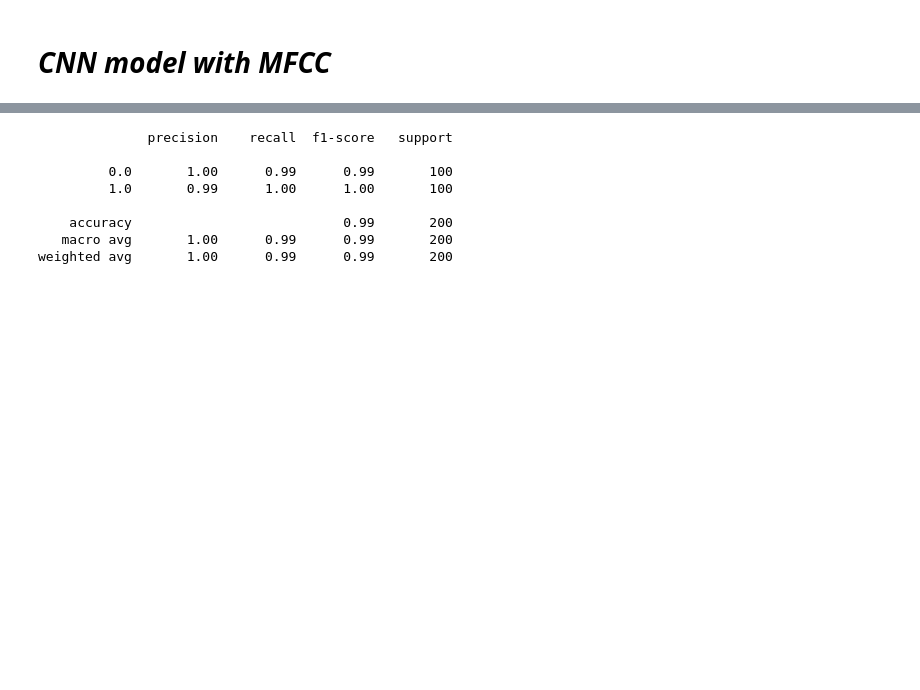
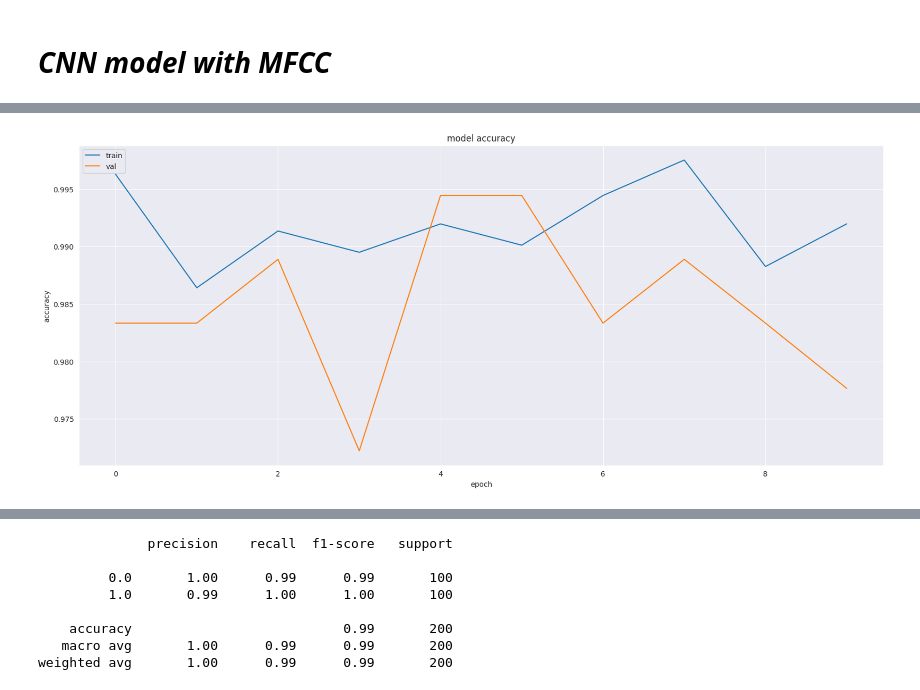
Before and after one commit to Sanmitha-Sadhishkumar/Dysarthria-detection, a Jupyter notebook: Dysarthria_detection.ipynb, the cells around one changed output, grey strips where cells are left out. Saved outputs shown, nothing was run; the diff lists cells and outputs as text; code cells hidden in the pictures; blank space fills up the shorter version.

Commit message:
deleted unnecessary model and updated notbook

```diff
--- a/Dysarthria_detection.ipynb
+++ b/Dysarthria_detection.ipynb
@@ -343,0 +375,28 @@ test_X = test_X.reshape(-1,16,8,1)
+# %%
+def acc_loss(all_history):
+  train_accuracies = []
+  val_accuracies = []
+  losses = []
+  val_losses = []
+  for history in all_history:
+    train_acc = history.history['accuracy']
+    val_acc = history.history['val_accuracy']
+    loss = history.history['loss']
+    val_loss = history.history['val_loss']
+
+    train_accuracies.append(train_acc[-1])
+    val_accuracies.append(val_acc[-1])
+    losses.append(loss[-1])
+    val_losses.append(val_loss[-1])
+
+  mean_train_accuracy = sum(train_accuracies) / len(train_accuracies)
+  mean_val_accuracy = sum(val_accuracies) / len(val_accuracies)
+  mean_loss = sum(losses) / len(losses)
+  mean_val_loss = sum(val_losses) / len(val_losses)
+
+  print(f"Mean Training Accuracy: {mean_train_accuracy}")
+  print(f"Mean Validation Accuracy: {mean_val_accuracy}")
+  print(f"Mean Loss: {mean_loss}")
+  print(f"Mean Validation Loss: {mean_val_loss}")
+
+  return (train_accuracies, val_accuracies, losses, val_losses)
@@ -343,0 +413,10 @@ test_X = test_X.reshape(-1,16,8,1)
+# %%
+def plot_accuracies(train_accuracies, val_accuracies):
+  plt.figure(figsize=(20,8))
+  plt.plot(train_accuracies)
+  plt.plot(val_accuracies)
+  plt.title('model accuracy')
+  plt.ylabel('accuracy')
+  plt.xlabel('epoch')
+  plt.legend(['train', 'val'], loc='upper left')
+  plt.show()
@@ -505,0 +455,2 @@ plt.show()
+# %%
+cnn_history = k_fold_val(build_model, "CNN_model")
@@ -505,0 +475,2 @@ plt.show()
+# %%
+(train_accuracies, val_accuracies, losses, val_losses) = acc_loss(cnn_history)
@@ -505,0 +482,4 @@ plt.show()
+# %%
+plot_accuracies(train_accuracies, val_accuracies)
+# %% [output]
+[figure, added]
```
Also changed, not shown: parts of 38 cells of this notebook, 10 other files.
